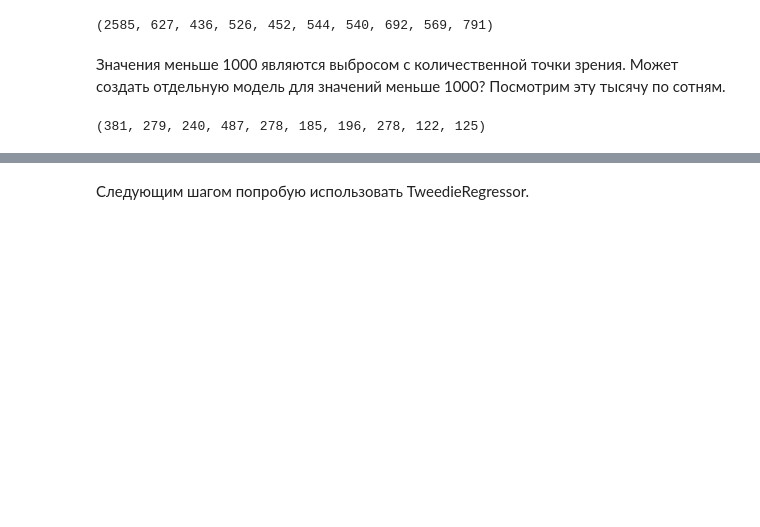
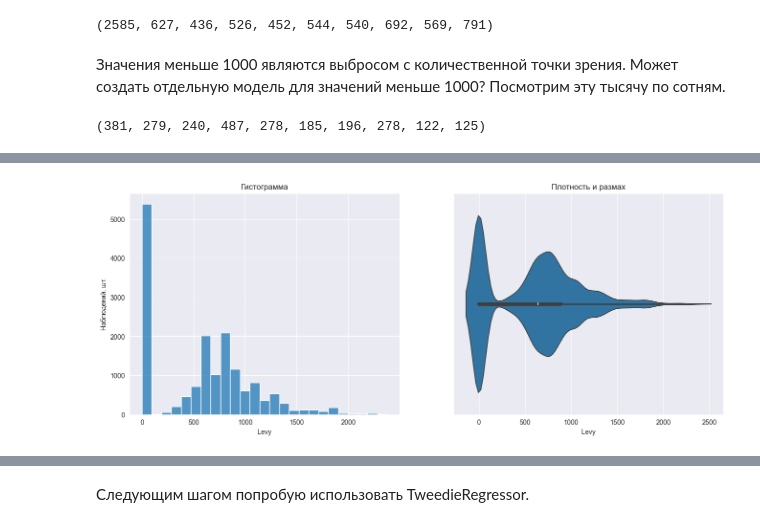
Before and after one commit to Paul-the-human/car_price_prediction, a Jupyter notebook: car_price_prediction.ipynb, the cells around one changed output, grey strips where cells are left out. Saved outputs shown, nothing was run; the diff lists cells and outputs as text; code cells hidden in the pictures; blank space fills up the shorter version.

```diff
--- a/car_price_prediction.ipynb
+++ b/car_price_prediction.ipynb
@@ -322,0 +192,5 @@ predict_and_measure()
+# %%
+df = df[df["Levy"] < 2400]
+eda_visualize(df["Levy"])
+# %% [output]
+[figure, added]
```
Also changed, not shown: parts of 159 cells of this notebook.
